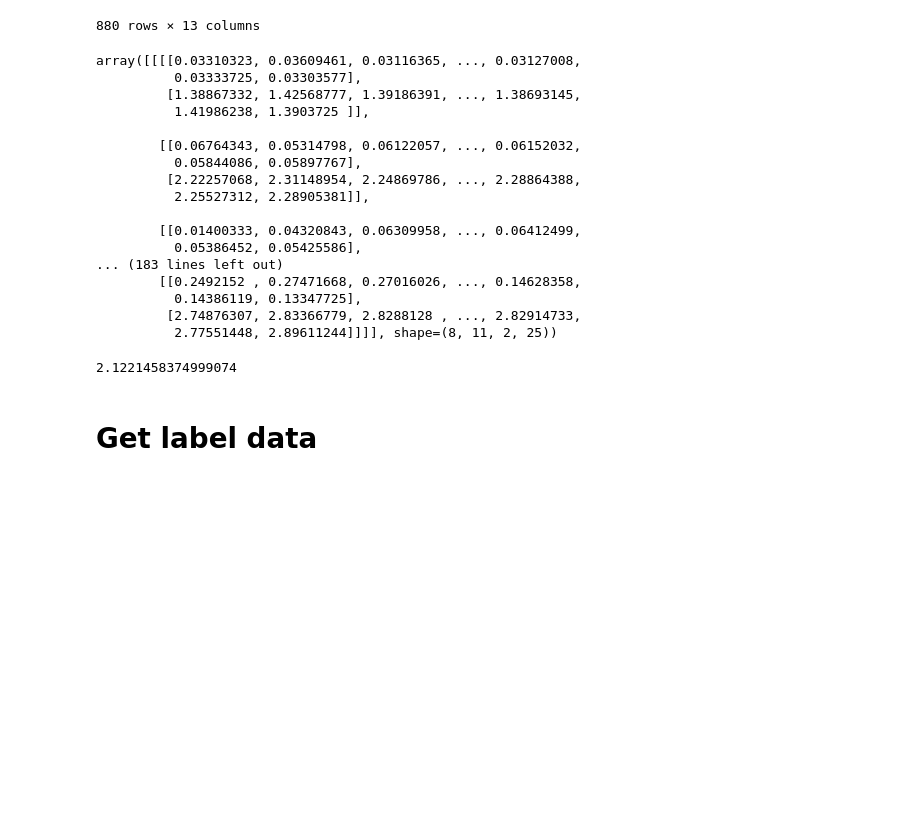
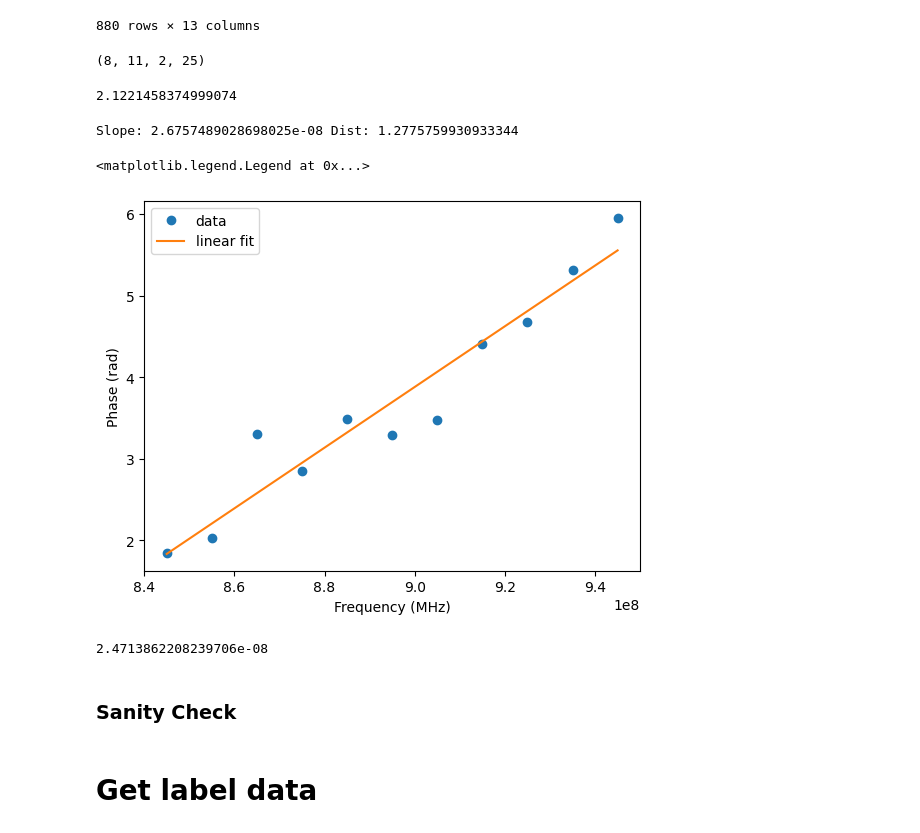
Before and after one commit to manavjeetsingh/RFImaging, a Jupyter notebook: Rovering/OCS/T_exp/northeastpartial0/makeTrainingData.ipynb, the cells around one changed output. Cells and saved outputs as stored; diff of their text form; code cells hidden in the pictures; blank space fills up the shorter version.

```diff
--- a/Rovering/OCS/T_exp/northeastpartial0/makeTrainingData.ipynb
+++ b/Rovering/OCS/T_exp/northeastpartial0/makeTrainingData.ipynb
@@ -202,25 +202,9 @@ for i in range(0,len(processedDF),10):
 
     freq_idx+=1
 # %%
-FINAL_DATA
+FINAL_DATA.shape
 # %% [output]
-array([[[[0.03310323, 0.03609461, 0.03116365, ..., 0.03127008,
-          0.03333725, 0.03303577],
-         [1.38867332, 1.42568777, 1.39186391, ..., 1.38693145,
-          1.41986238, 1.3903725 ]],
-
-        [[0.06764343, 0.05314798, 0.06122057, ..., 0.06152032,
-          0.05844086, 0.05897767],
-         [2.22257068, 2.31148954, 2.24869786, ..., 2.28864388,
-          2.25527312, 2.28905381]],
-
-        [[0.01400333, 0.04320843, 0.06309958, ..., 0.06412499,
-          0.05386452, 0.05425586],
-... (183 lines left out)
-        [[0.2492152 , 0.27471668, 0.27016026, ..., 0.14628358,
-          0.14386119, 0.13347725],
-         [2.74876307, 2.83366779, 2.8288128 , ..., 2.82914733,
-          2.77551448, 2.89611244]]]], shape=(8, 11, 2, 25))
+(8, 11, 2, 25)
 # %%
 np.save("X_processed.npy", FINAL_DATA)
 # %%
@@ -229,6 +213,34 @@ theta=((2*np.pi*d*845e6)/3e8)%np.pi
 print(theta)
 # %% [output]
 2.1221458374999074
+# %%
+phases = np.unwrap(np.median(FINAL_DATA[7,:,1,:], axis=1), period=np.pi)
+# phases = np.median(FINAL_DATA[2,:,1,:], axis=1)
+freqs = np.array(processedDF["Frequency (MHz)"].unique(), dtype=float)*1e6
+
+# fit a line (slope, intercept)
+p = np.polyfit(freqs, phases, 1)
+slope, intercept = p[0], p[1]
+slope-=np.pi/3e8
+print("Slope:", slope, "Dist:",(3e8*slope)/(2*np.pi))
+
+# plot data and regression line
+plt.figure()
+plt.plot(freqs, phases, 'o', label='data')
+plt.plot(freqs, np.polyval(p, freqs), '-', label='linear fit')
+plt.xlabel('Frequency (MHz)')
+plt.ylabel('Phase (rad)')
+plt.legend()
+# %% [output]
+Slope: 2.6757489028698025e-08 Dist: 1.2775759930933344
+<matplotlib.legend.Legend at 0x...>
+[figure, added]
+# %%
+(1.18*2*np.pi)/(3e8)
+# %% [output]
+2.4713862208239706e-08
+# %% [markdown]
+### Sanity Check
 # %% [markdown]
 # Get label data
 # %%
```
Also changed, not shown: 11 other files.
